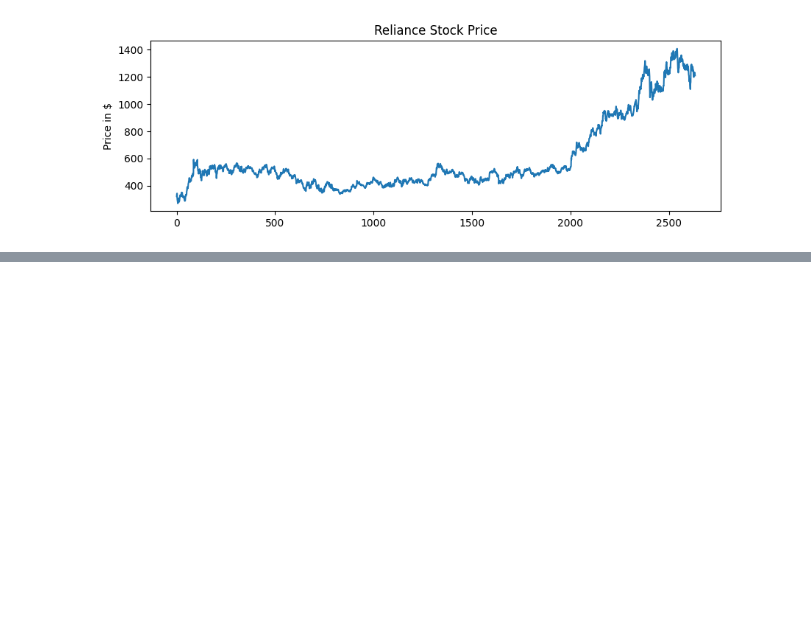
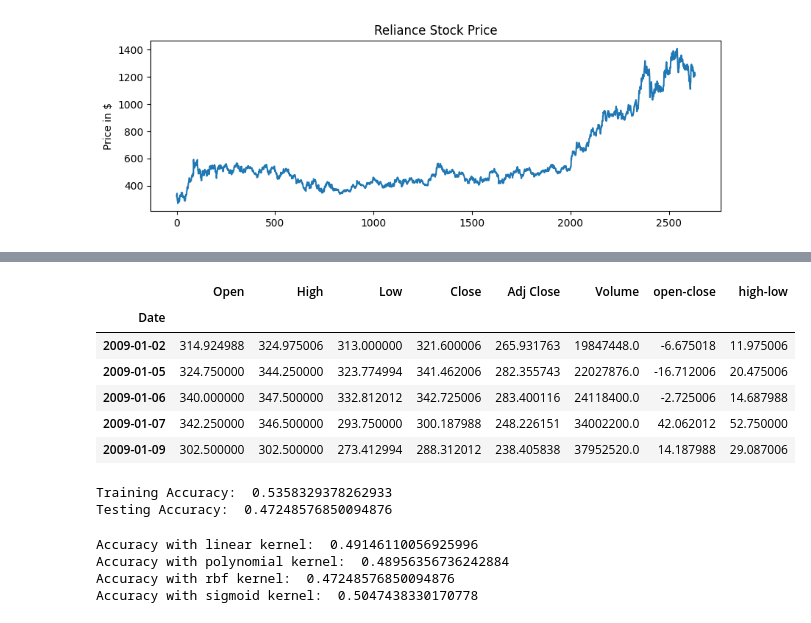
Before and after one commit to Durgam1209/Machine_learning_Project_practice, a Jupyter notebook: RelianceStockPrediction/relianceStockprediction.ipynb, the cells around one changed output, grey strips where cells are left out. Drawn from its saved outputs; the diff is of its cells as text; code cells hidden in the pictures; blank space fills up the shorter version.

```diff
--- a/RelianceStockPrediction/relianceStockprediction.ipynb
+++ b/RelianceStockPrediction/relianceStockprediction.ipynb
@@ -55,3 +57,7 @@ plt.ylabel('Price in $')
 plt.show()
 # %% [output]
 [figure]
+# %%
+df.index = pd.to_datetime(df['Date'])
+df.drop('Date',axis=1,inplace=True)
+df.head()
@@ -57,0 +72,17 @@ plt.show()
+# %%
+df['open-close']=df['Open']-df['Close']
+df['high-low']=df['High']-df['Low']
+
+x=df[['open-close','high-low']]
+x.head()
+
+y=np.where(df['Close'].shift(-1)>df['Close'],1,0)
+df.head()
+# %% [output]
+|  | Open | High | Low | Close | Adj Close | Volume | open-close | high-low |
+| Date |  |  |  |  |  |  |  |  |
+| 2009-01-02 | 314.924988 | 324.975006 | 313.000000 | 321.600006 | 265.931763 | 19847448.0 | -6.675018 | 11.975006 |
+| 2009-01-05 | 324.750000 | 344.250000 | 323.774994 | 341.462006 | 282.355743 | 22027876.0 | -16.712006 | 20.475006 |
+| 2009-01-06 | 340.000000 | 347.500000 | 332.812012 | 342.725006 | 283.400116 | 24118400.0 | -2.725006 | 14.687988 |
+| 2009-01-07 | 342.250000 | 346.500000 | 293.750000 | 300.187988 | 248.226151 | 34002200.0 | 42.062012 | 52.750000 |
+| 2009-01-09 | 302.500000 | 302.500000 | 273.412994 | 288.312012 | 238.405838 | 37952520.0 | 14.187988 | 29.087006 |
@@ -57,0 +100,33 @@ plt.show()
+# %%
+train_accuracy = accuracy_score(y_train,cls.predict(x_train))
+test_accuracy = accuracy_score(y_test,cls.predict(x_test))
+print('Training Accuracy: ',train_accuracy)
+print('Testing Accuracy: ',test_accuracy)
+# %% [output]
+Training Accuracy:  0.5358329378262933
+Testing Accuracy:  0.47248576850094876
+# %%
+# linear kernel
+cls_linear = SVC(kernel='linear').fit(x_train,y_train)
+linear_accuracy = accuracy_score(y_test,cls_linear.predict(x_test))
+print('Accuracy with linear kernel: ',linear_accuracy)
+
+# Polynomial kernel
+cls_poly = SVC(kernel='poly', degree=3).fit(x_train,y_train)
+poly_accuracy = accuracy_score(y_test,cls_poly.predict(x_test))
+print('Accuracy with polynomial kernel: ',poly_accuracy)
+
+# rbf kernel
+cls_rbf = SVC(kernel='rbf').fit(x_train,y_train)
+rbf_accuracy = accuracy_score(y_test,cls_rbf.predict(x_test))
+print('Accuracy with rbf kernel: ',rbf_accuracy)
+
+#sigmoid kernel
+cls_sigmoid = SVC(kernel='sigmoid').fit(x_train,y_train)
+sigmoid_accuracy = accuracy_score(y_test,cls_sigmoid.predict(x_test))
+print('Accuracy with sigmoid kernel: ',sigmoid_accuracy)
+# %% [output]
+Accuracy with linear kernel:  0.49146110056925996
+Accuracy with polynomial kernel:  0.48956356736242884
+Accuracy with rbf kernel:  0.47248576850094876
+Accuracy with sigmoid kernel:  0.5047438330170778
```
Also changed, not shown: parts of 7 cells of this notebook, 1 other file.
